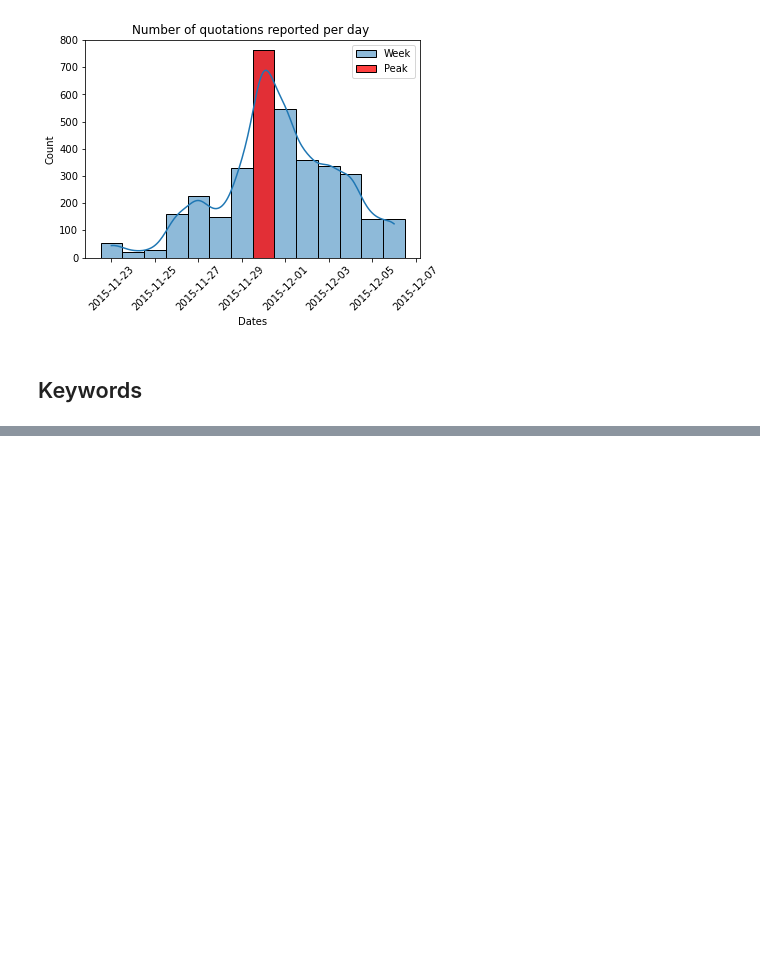
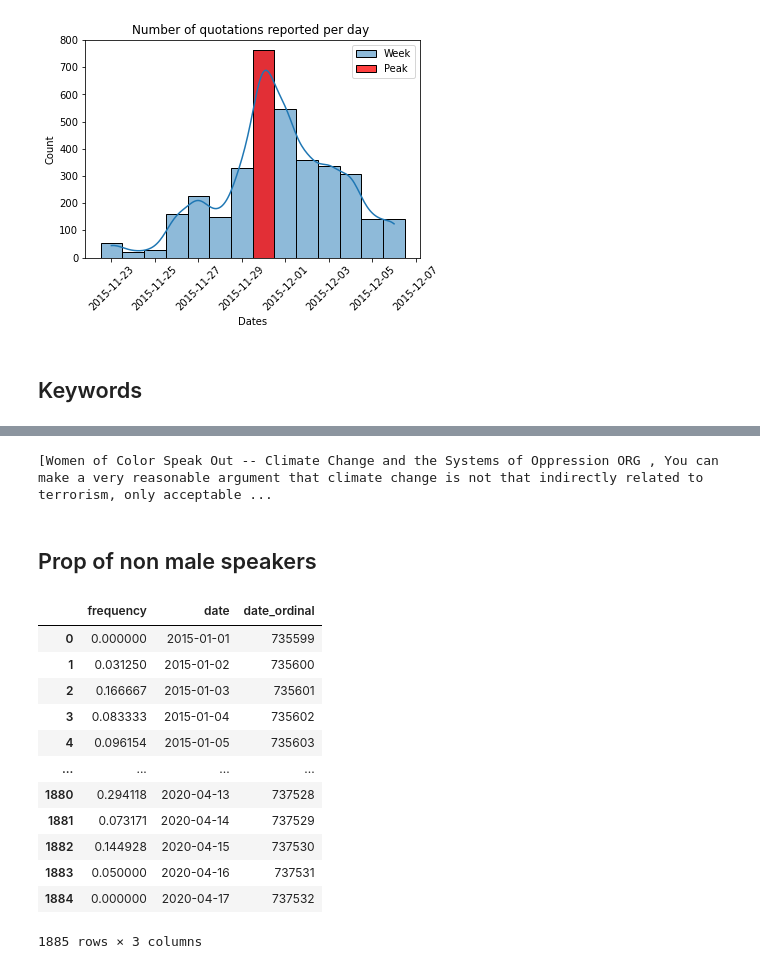
Before and after one commit to epfl-ada/ada-2021-project-flagada, a Jupyter notebook: Stats_volume.ipynb, the cells around one changed output, grey strips where cells are left out. Cells and saved outputs as stored; diff of their text form; code cells hidden in the pictures; blank space fills up the shorter version.

```diff
--- a/Stats_volume.ipynb
+++ b/Stats_volume.ipynb
@@ -479,0 +444,34 @@ Name: ethnic_group, dtype: int64
+# %%
+displacy.render(nlp(str(sentences[:20])), jupyter=True, style='ent')
+# %% [output]
+[Women of Color Speak Out -- Climate Change and the Systems of Oppression ORG , You can make a very reasonable argument that climate change is not that indirectly related to terrorism, only acceptable ...
+# %% [markdown]
+## Prop of non male speakers
+# %%
+
+non_male_speakers = quotes_all_years[(quotes_all_years.gender != 'male') & (quotes_all_years.gender != 'None')].date
+male_speakers = quotes_all_years[(quotes_all_years.gender == 'male')].date
+
+prop_male =(male_speakers.value_counts()/quotes_all_years.date.value_counts()).fillna(0)
+prop_non_male = (non_male_speakers.value_counts()/quotes_all_years.date.value_counts()).fillna(0)
+
+prop_non_male =  pd.DataFrame(prop_non_male)
+prop_non_male.rename(columns = {'date':'frequency'}, inplace = True)
+prop_non_male['date'] = prop_non_male.index
+prop_non_male.reset_index(drop = True, inplace = True)
+prop_non_male['date_ordinal'] = pd.to_datetime(prop_non_male['date']).apply(lambda date: date.toordinal())
+prop_non_male
+# %% [output]
+|  | frequency | date | date_ordinal |
+| 0 | 0.000000 | 2015-01-01 | 735599 |
+| 1 | 0.031250 | 2015-01-02 | 735600 |
+| 2 | 0.166667 | 2015-01-03 | 735601 |
+| 3 | 0.083333 | 2015-01-04 | 735602 |
+| 4 | 0.096154 | 2015-01-05 | 735603 |
+| ... | ... | ... | ... |
+| 1880 | 0.294118 | 2020-04-13 | 737528 |
+| 1881 | 0.073171 | 2020-04-14 | 737529 |
+| 1882 | 0.144928 | 2020-04-15 | 737530 |
+| 1883 | 0.050000 | 2020-04-16 | 737531 |
+| 1884 | 0.000000 | 2020-04-17 | 737532 |
+1885 rows × 3 columns
```
Also changed, not shown: parts of 24 cells of this notebook.
